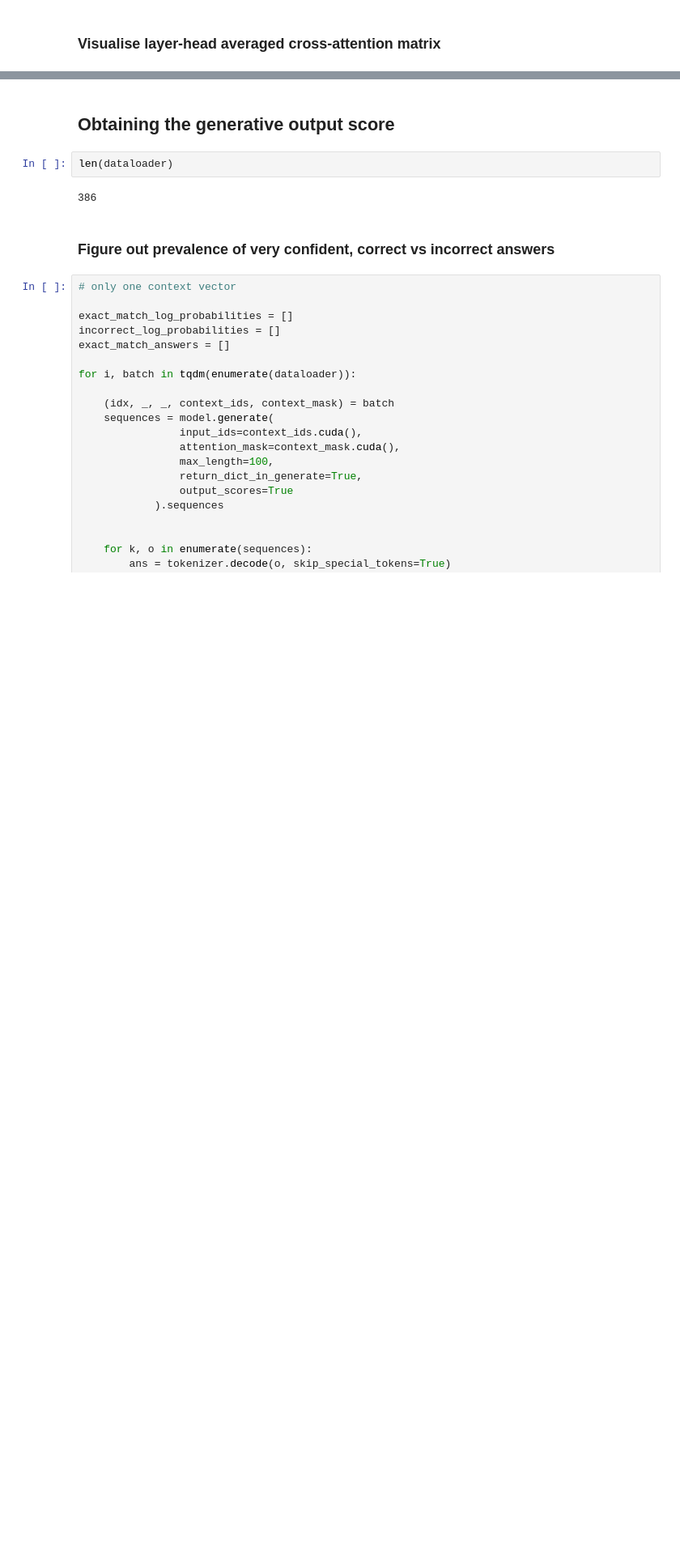
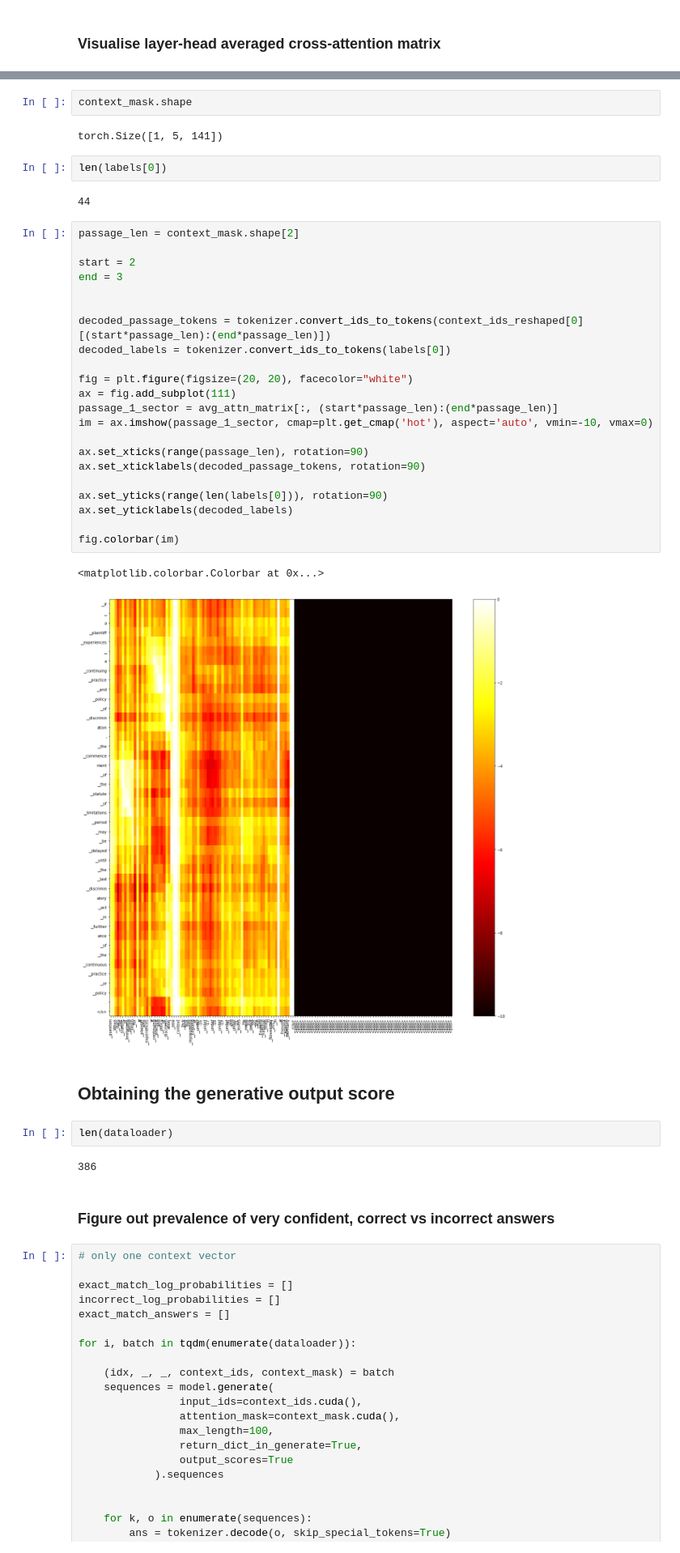
Before and after one commit to casetext/FiD, a Jupyter notebook: notebooks/FiD_confidence_thresholding.ipynb, the cells around one changed output, grey strips where cells are left out. Shown: that part at 81% size. Saved outputs shown, nothing was run; the diff lists cells and outputs as text; blank space fills up the shorter version.

```diff
--- a/notebooks/FiD_confidence_thresholding.ipynb
+++ b/notebooks/FiD_confidence_thresholding.ipynb
@@ -409,3 +317,36 @@ sns.heatmap(avg_attn_matrix.cpu().numpy())
+# %%
+context_mask.shape
+# %% [output]
+torch.Size([1, 5, 141])
+# %%
+len(labels[0])
+# %% [output]
+44
+# %%
+passage_len = context_mask.shape[2]
+
+start = 2
+end = 3
+
+
+decoded_passage_tokens = tokenizer.convert_ids_to_tokens(context_ids_reshaped[0][(start*passage_len):(end*passage_len)])
+decoded_labels = tokenizer.convert_ids_to_tokens(labels[0])
+
+fig = plt.figure(figsize=(20, 20), facecolor="white")
+ax = fig.add_subplot(111)
+passage_1_sector = avg_attn_matrix[:, (start*passage_len):(end*passage_len)]
+im = ax.imshow(passage_1_sector, cmap=plt.get_cmap('hot'), aspect='auto', vmin=-10, vmax=0)
+
+ax.set_xticks(range(passage_len), rotation=90)
+ax.set_xticklabels(decoded_passage_tokens, rotation=90)
+
+ax.set_yticks(range(len(labels[0])), rotation=90)
+ax.set_yticklabels(decoded_labels)
+
+fig.colorbar(im)
+# %% [output]
+<matplotlib.colorbar.Colorbar at 0x...>
+[figure, added]
 # %% [markdown]
 ## Obtaining the generative output score
 # %%
```
Also changed, not shown: parts of 20 cells of this notebook.
